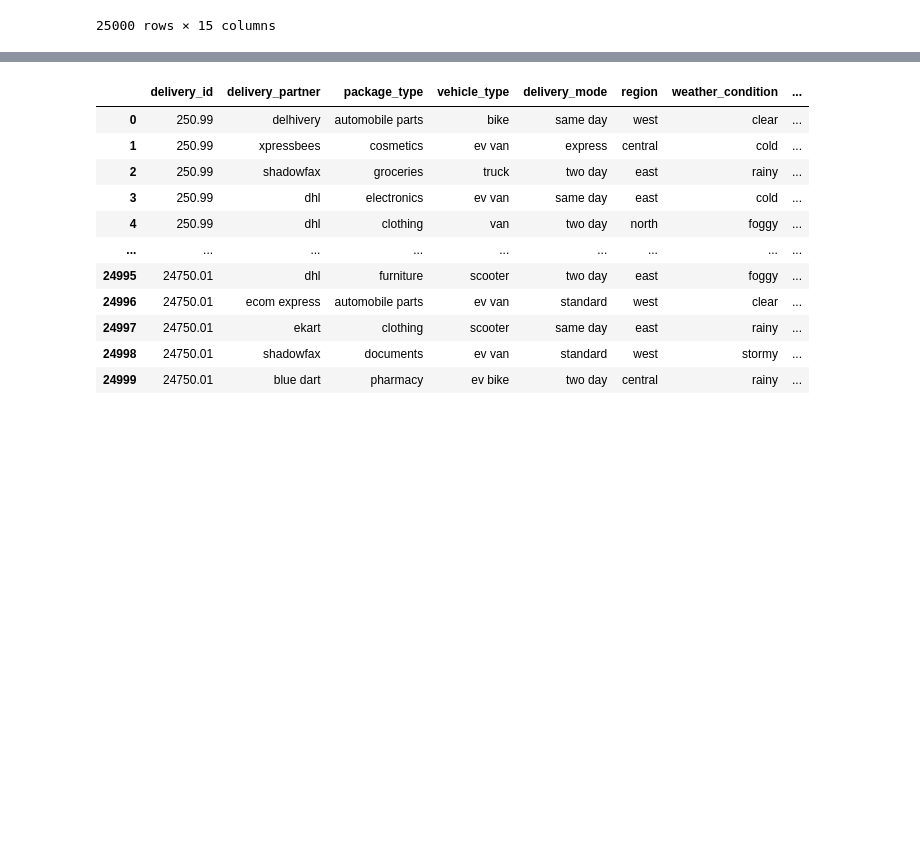
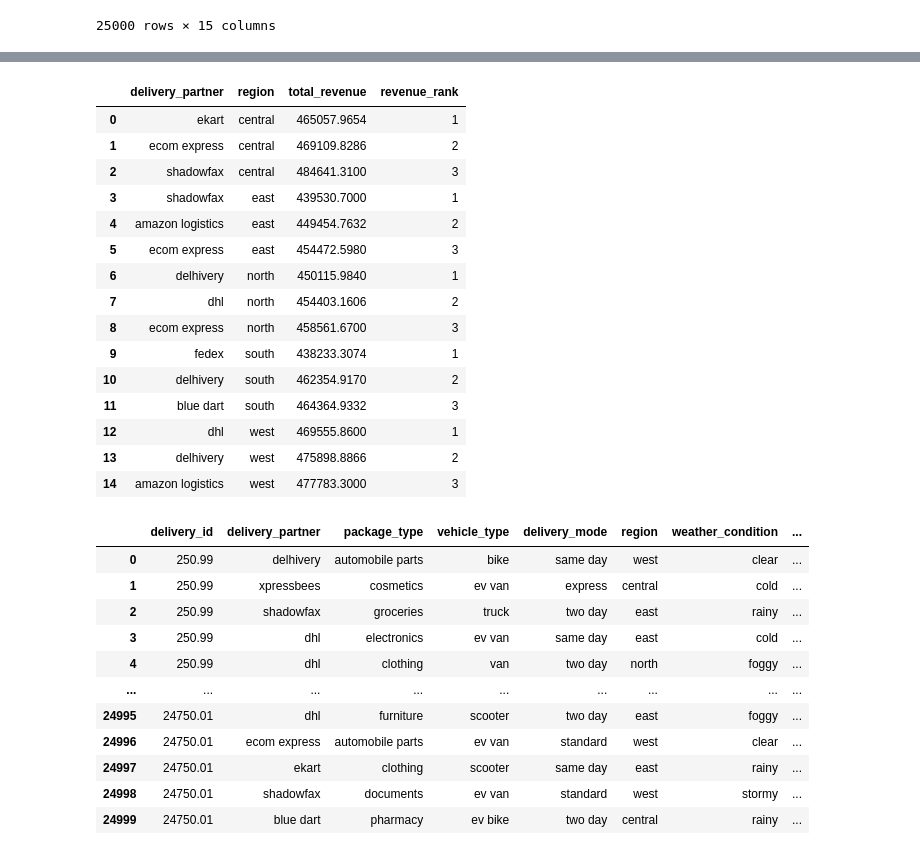
Before and after one commit to mahendra204/Python-Basics-Projects, a Jupyter notebook: Delivery Logistics EDA.ipynb, the cells around one changed output, grey strips where cells are left out. Saved outputs shown, nothing was run; the diff lists cells and outputs as text; code cells hidden in the pictures; blank space fills up the shorter version.

```diff
--- a/Delivery Logistics EDA.ipynb
+++ b/Delivery Logistics EDA.ipynb
@@ -74,3 +152,36 @@ df
+# %%
+query = """
+select * from (
+SELECT
+    *,
+    RANK() OVER (partition by region ORDER BY total_revenue) AS revenue_rank
+FROM (
+    SELECT
+        delivery_partner, region,
+        SUM(delivery_cost) AS total_revenue
+    FROM delivery_logistics
+    GROUP BY delivery_partner, region
+) AS revenue_rankings )a where a.revenue_rank <= 3
+"""
+
+pd.read_sql(query, engine)
+# %% [output]
+|  | delivery_partner | region | total_revenue | revenue_rank |
+| 0 | ekart | central | 465057.9654 | 1 |
+| 1 | ecom express | central | 469109.8286 | 2 |
+| 2 | shadowfax | central | 484641.3100 | 3 |
+| 3 | shadowfax | east | 439530.7000 | 1 |
+| 4 | amazon logistics | east | 449454.7632 | 2 |
+| 5 | ecom express | east | 454472.5980 | 3 |
+| 6 | delhivery | north | 450115.9840 | 1 |
+| 7 | dhl | north | 454403.1606 | 2 |
+| 8 | ecom express | north | 458561.6700 | 3 |
+| 9 | fedex | south | 438233.3074 | 1 |
+| 10 | delhivery | south | 462354.9170 | 2 |
+| 11 | blue dart | south | 464364.9332 | 3 |
+| 12 | dhl | west | 469555.8600 | 1 |
+| 13 | delhivery | west | 475898.8866 | 2 |
+| 14 | amazon logistics | west | 477783.3000 | 3 |
 # %%
 df.drop('delivery_time_hours', axis = 1, inplace=True)
 # %%
```
Also changed, not shown: parts of 7 cells of this notebook.
